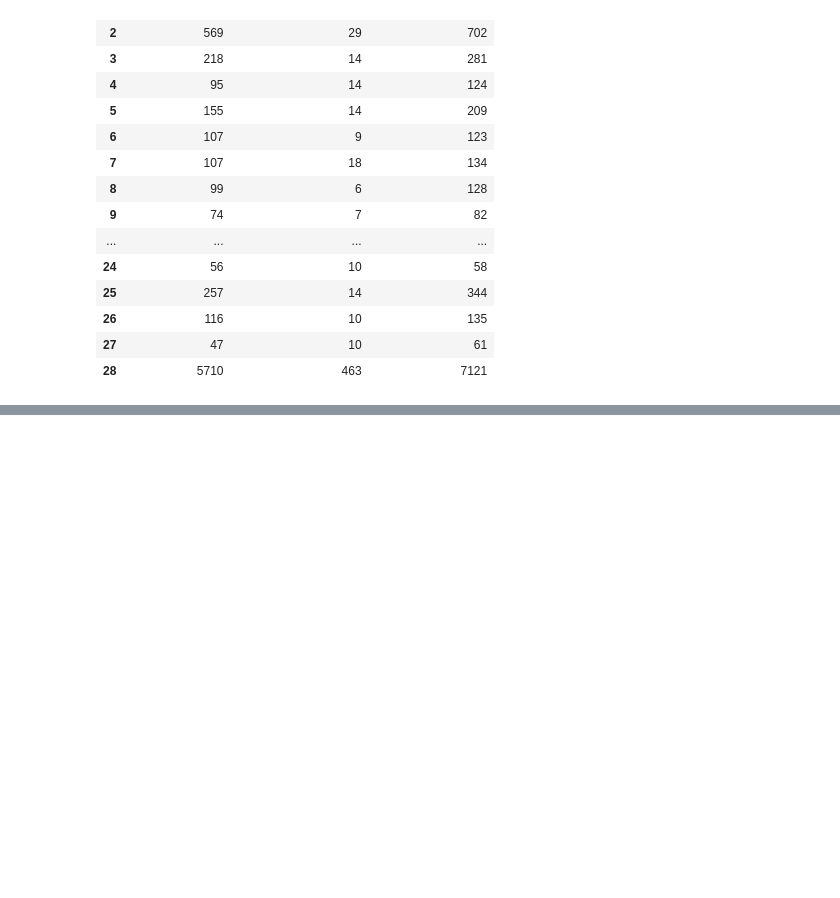
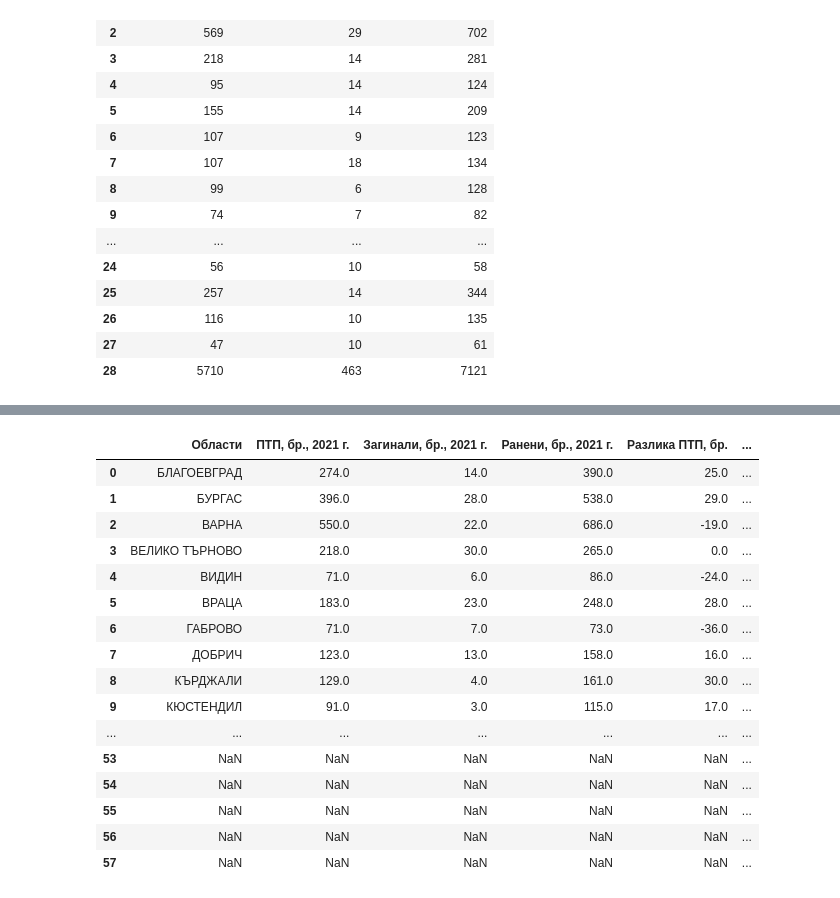
Before and after one commit to KamenDamov/Bulgaria-Accidents, a Jupyter notebook: EDA_and_hypotest.ipynb, the cells around one changed output, grey strips where cells are left out. Cells and saved outputs as stored; diff of their text form; code cells hidden in the pictures; blank space fills up the shorter version.

```diff
--- a/EDA_and_hypotest.ipynb
+++ b/EDA_and_hypotest.ipynb
@@ -162,0 +208,7 @@ df2
+# %%
+df_viz['Year'] = df_viz['Области']
+for index, row in df_viz.iterrows():
+    print(row['ПТП, бр., 2021 г.'])
+    if row['ПТП, бр., 2021 г.'] != float:
+        print('here')
+        df_viz['Year'].iloc[index] = '2020'
@@ -162,0 +237,20 @@ df2
+# %%
+df_viz
+# %% [output]
+|  | Области | ПТП, бр., 2021 г. | Загинали, бр., 2021 г. | Ранени, бр., 2021 г. | Разлика ПТП, бр. | ... |
+| 0 | БЛАГОЕВГРАД | 274.0 | 14.0 | 390.0 | 25.0 | ... |
+| 1 | БУРГАС | 396.0 | 28.0 | 538.0 | 29.0 | ... |
+| 2 | ВАРНА | 550.0 | 22.0 | 686.0 | -19.0 | ... |
+| 3 | ВЕЛИКО ТЪРНОВО | 218.0 | 30.0 | 265.0 | 0.0 | ... |
+| 4 | ВИДИН | 71.0 | 6.0 | 86.0 | -24.0 | ... |
+| 5 | ВРАЦА | 183.0 | 23.0 | 248.0 | 28.0 | ... |
+| 6 | ГАБРОВО | 71.0 | 7.0 | 73.0 | -36.0 | ... |
+| 7 | ДОБРИЧ | 123.0 | 13.0 | 158.0 | 16.0 | ... |
+| 8 | КЪРДЖАЛИ | 129.0 | 4.0 | 161.0 | 30.0 | ... |
+| 9 | КЮСТЕНДИЛ | 91.0 | 3.0 | 115.0 | 17.0 | ... |
+| ... | ... | ... | ... | ... | ... | ... |
+| 53 | NaN | NaN | NaN | NaN | NaN | ... |
+| 54 | NaN | NaN | NaN | NaN | NaN | ... |
+| 55 | NaN | NaN | NaN | NaN | NaN | ... |
+| 56 | NaN | NaN | NaN | NaN | NaN | ... |
+| 57 | NaN | NaN | NaN | NaN | NaN | ... |
```
Also changed, not shown: parts of 5 cells of this notebook.
